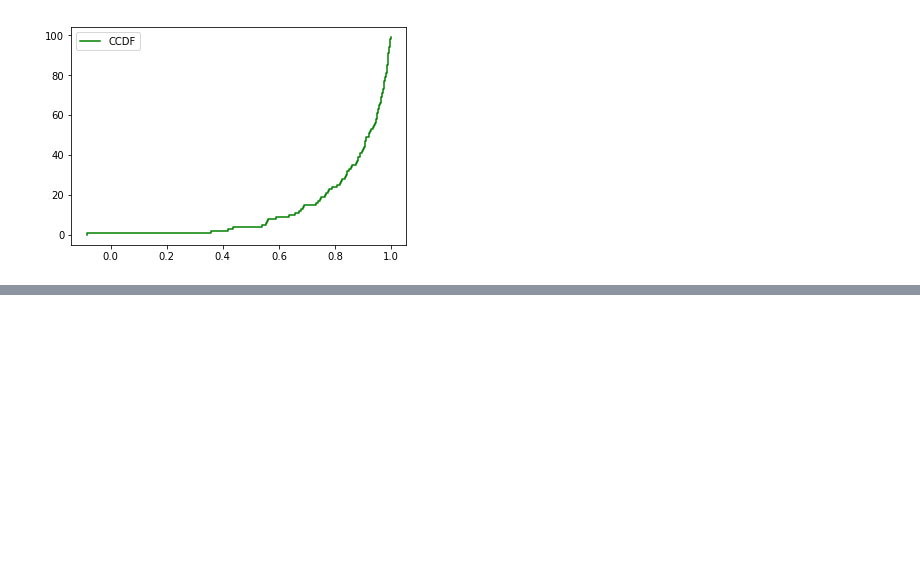
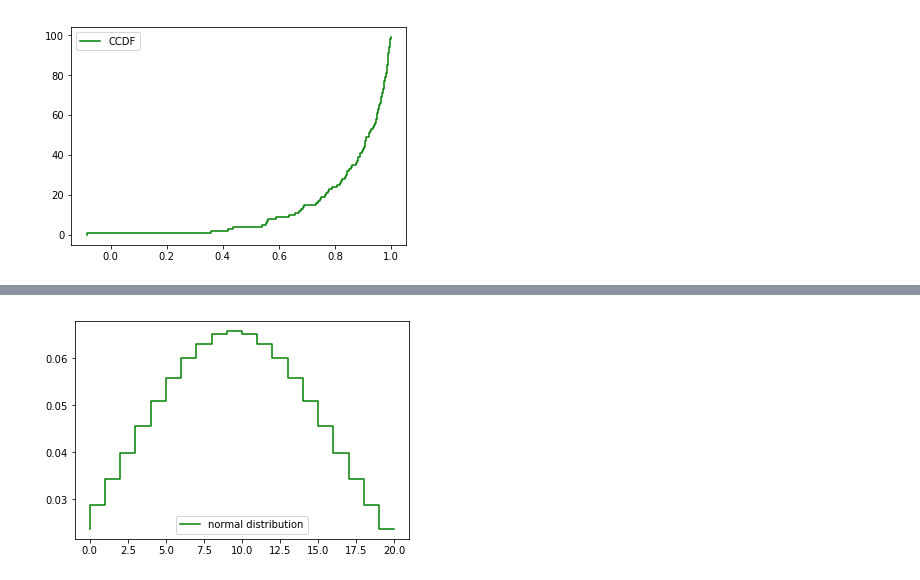
Before and after one commit to hanhanwu/Hanhan_Data_Science_Practice, a Jupyter notebook: Applied_Statistics/thinkstats_chapter4.ipynb, the cells around one changed output, grey strips where cells are left out. Saved outputs shown, nothing was run; the diff lists cells and outputs as text; code cells hidden in the pictures; blank space fills up the shorter version.

```diff
--- a/Applied_Statistics/thinkstats_chapter4.ipynb
+++ b/Applied_Statistics/thinkstats_chapter4.ipynb
@@ -63,0 +88,14 @@ plt.show()
+# %%
+# Normal Distribution
+x = np.arange(-10, 11)
+xU, xL = x + 0.5, x - 0.5
+## scale is standard deviation, loc is mean (0 by default)
+prob = ss.norm.cdf(xU, scale = 7) - ss.norm.cdf(xL, scale = 7)
+prob = prob / prob.sum()  # normalize so that the sum is 1
+
+sorted_data = np.sort(prob)
+plt.step(np.arange(prob.size), prob, c='green', label='normal distribution')
+plt.legend()
+plt.show()
+# %% [output]
+[figure, added]
```
Also changed, not shown: parts of 6 cells of this notebook.
